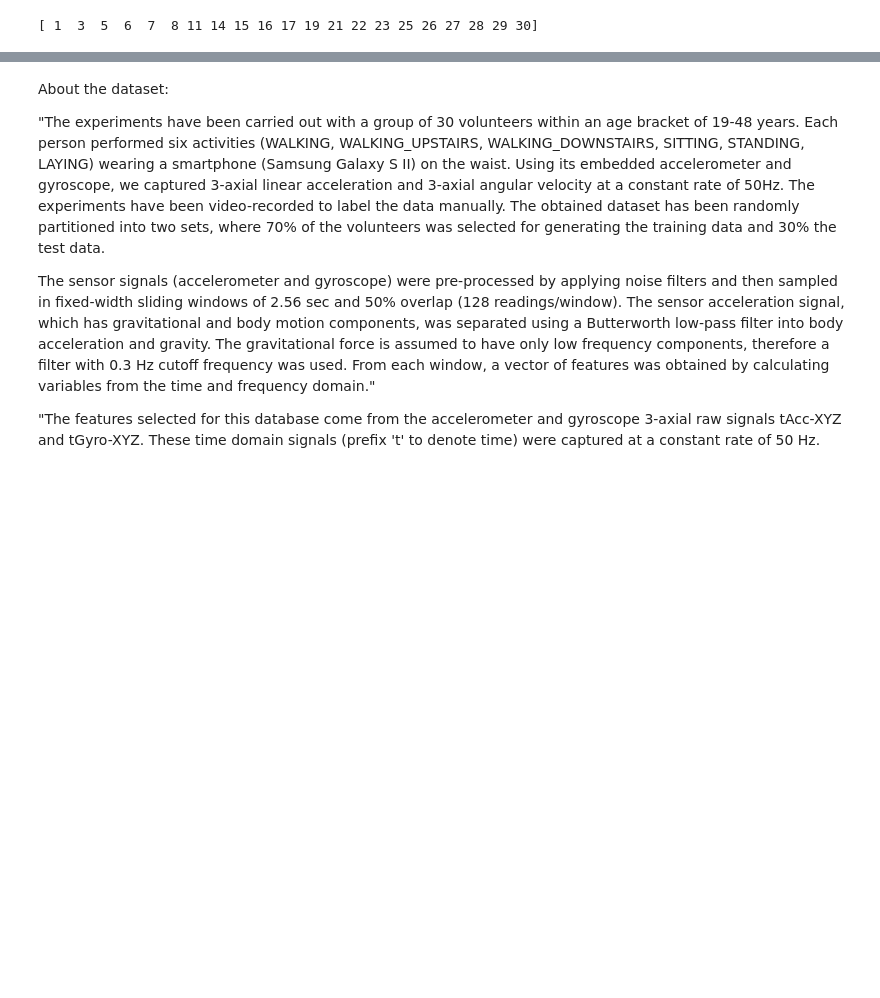
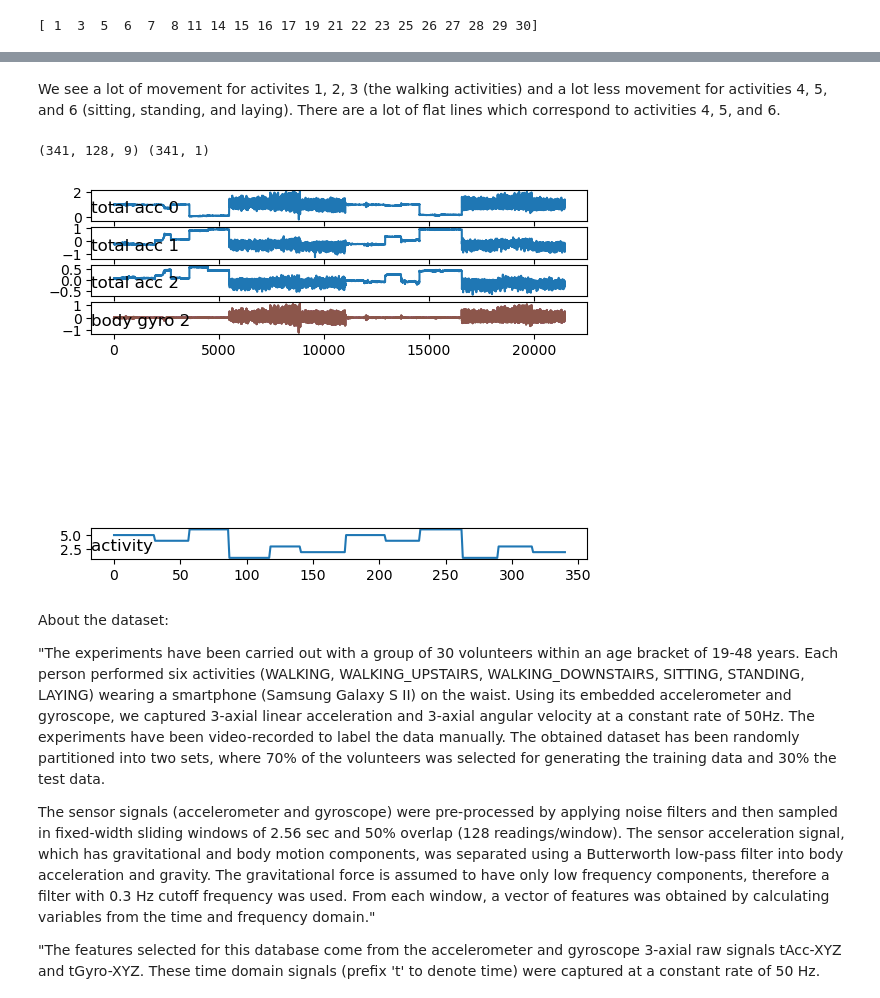
Before and after one commit to kaylynnx/MLProject, a Jupyter notebook: Code.ipynb, the cells around one changed output, grey strips where cells are left out. Drawn from its saved outputs; the diff is of its cells as text; code cells hidden in the pictures; blank space fills up the shorter version.

```diff
--- a/Code.ipynb
+++ b/Code.ipynb
@@ -142,3 +159,15 @@ def plot_subject(X, y):
+# %% [markdown]
+We see a lot of movement for activites 1, 2, 3 (the walking activities) and a lot less movement for activities 4, 5, and 6 (sitting, standing, and laying). There are a lot of flat lines which correspond to activities 4, 5, and 6.
+# %%
+# get the data for one subject
+sub_id = train_subjects[1]
+subX, suby = data_for_subject(trainX, trainy, sub_map, sub_id)
+print(subX.shape, suby.shape)
+# plot data for subject
+plot_subject(subX, suby)
+# %% [output]
+(341, 128, 9) (341, 1)
+[figure, added]
 # %% [markdown]
 About the dataset:
 
```
Also changed, not shown: parts of 1 cell of this notebook.
